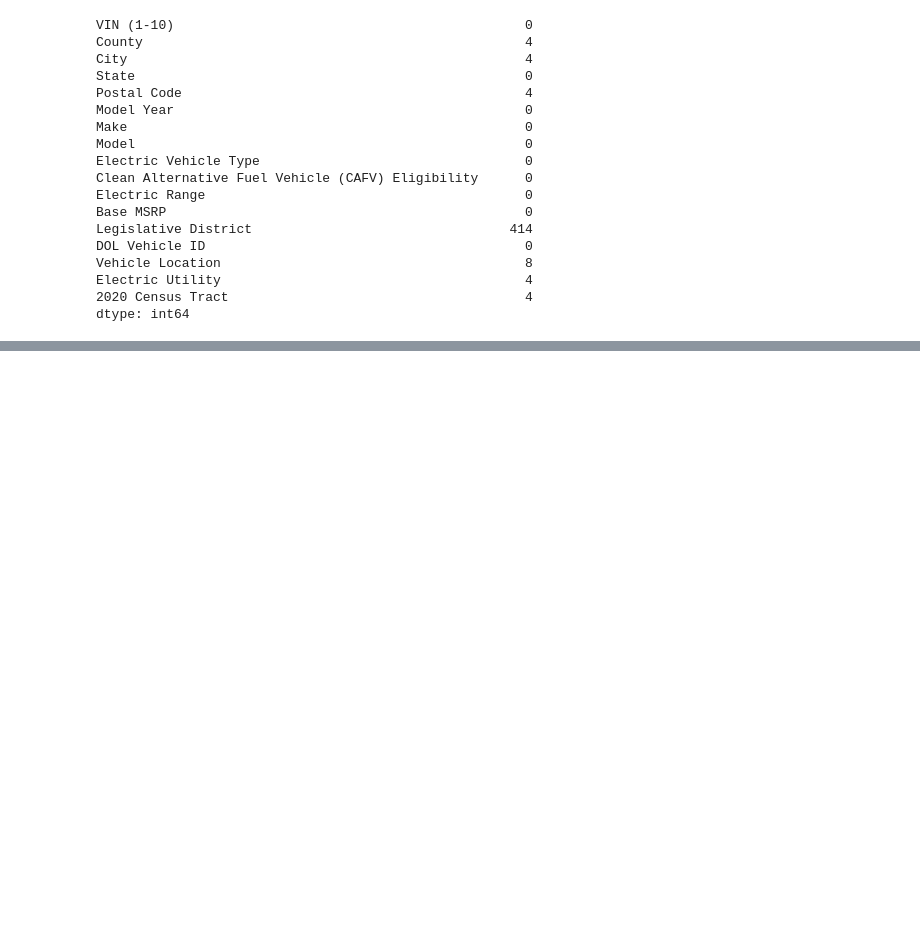
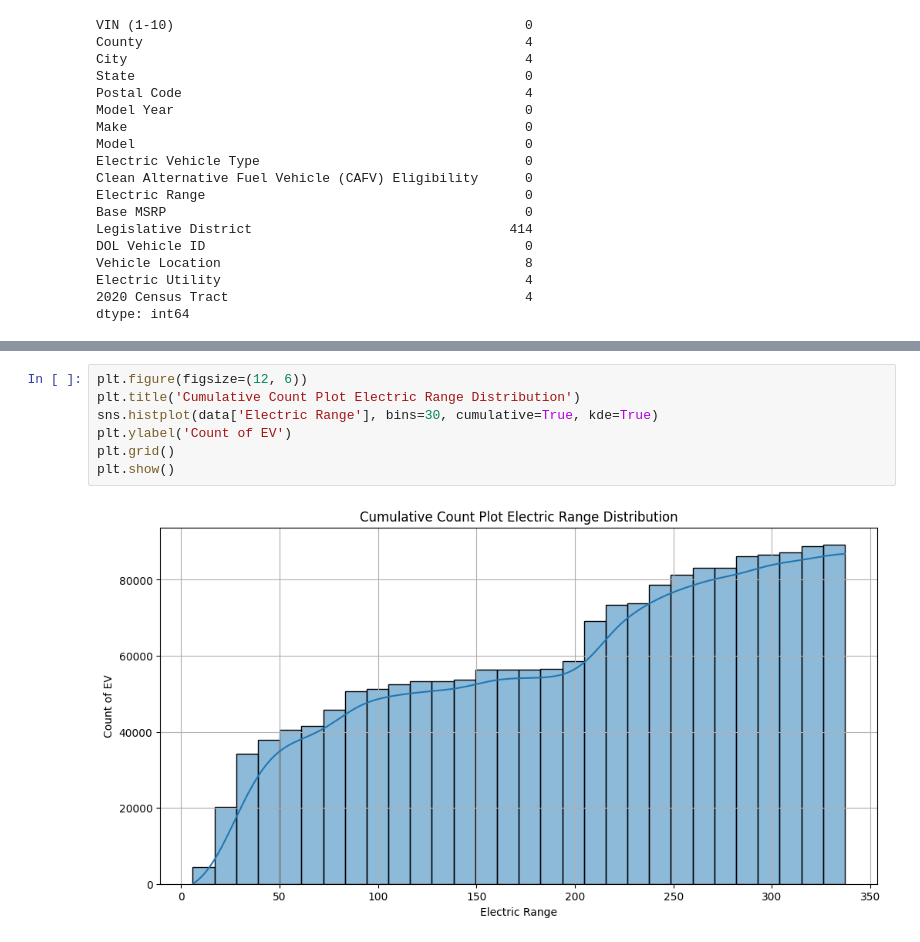
Before and after one commit to RITS98/Electric-Vechicle-Data-Analysis, a Jupyter notebook: EV_Data_Analysis.ipynb, the cells around one changed output, grey strips where cells are left out. Drawn from its saved outputs; the diff is of its cells as text; blank space fills up the shorter version.

```diff
--- a/EV_Data_Analysis.ipynb
+++ b/EV_Data_Analysis.ipynb
@@ -135,0 +214,9 @@ dtype: int64
+# %%
+plt.figure(figsize=(12, 6))
+plt.title('Cumulative Count Plot Electric Range Distribution')
+sns.histplot(data['Electric Range'], bins=30, cumulative=True, kde=True)
+plt.ylabel('Count of EV')
+plt.grid()
+plt.show()
+# %% [output]
+[figure, added]
```
Also changed, not shown: parts of 13 cells of this notebook.
